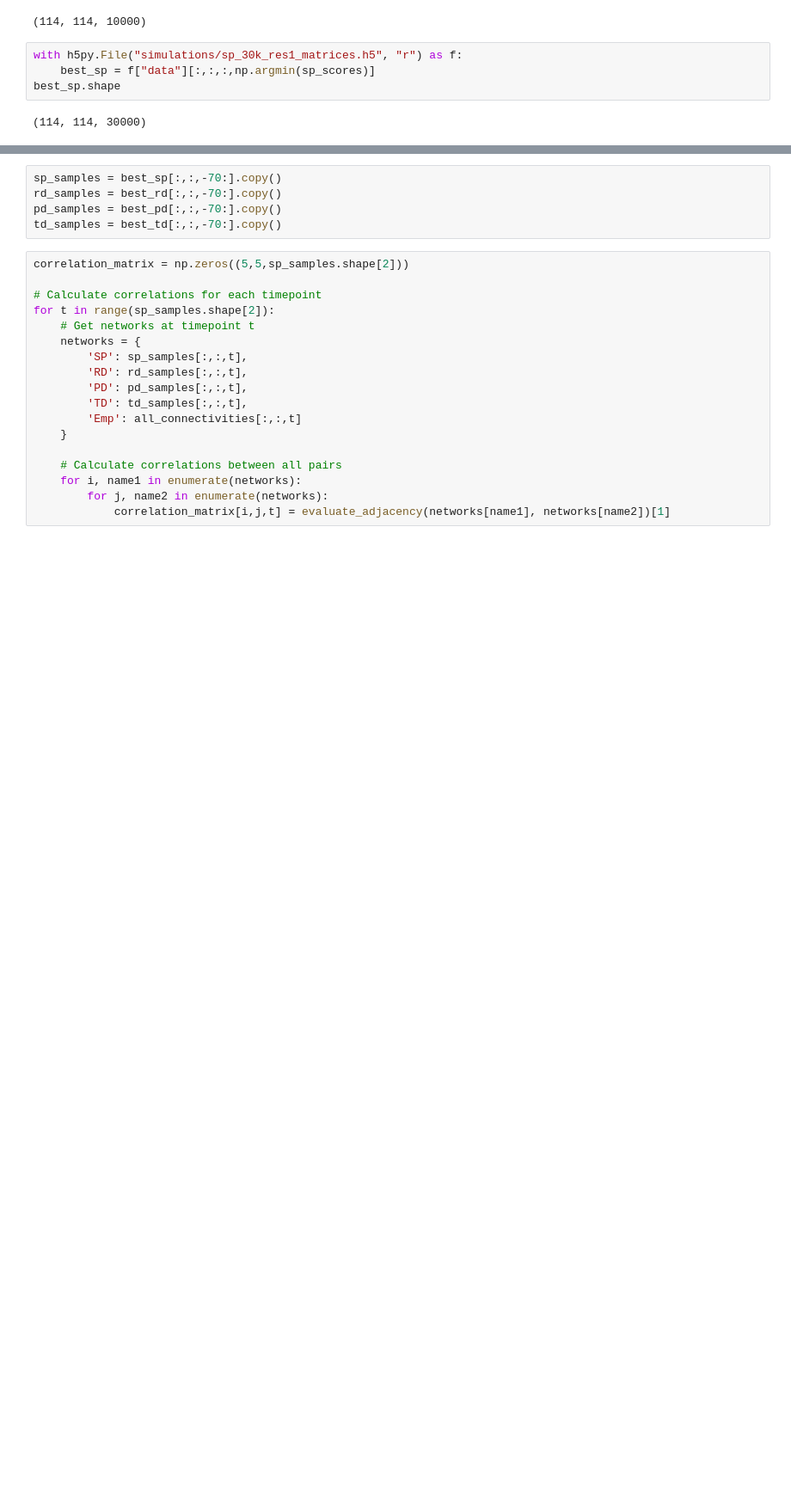
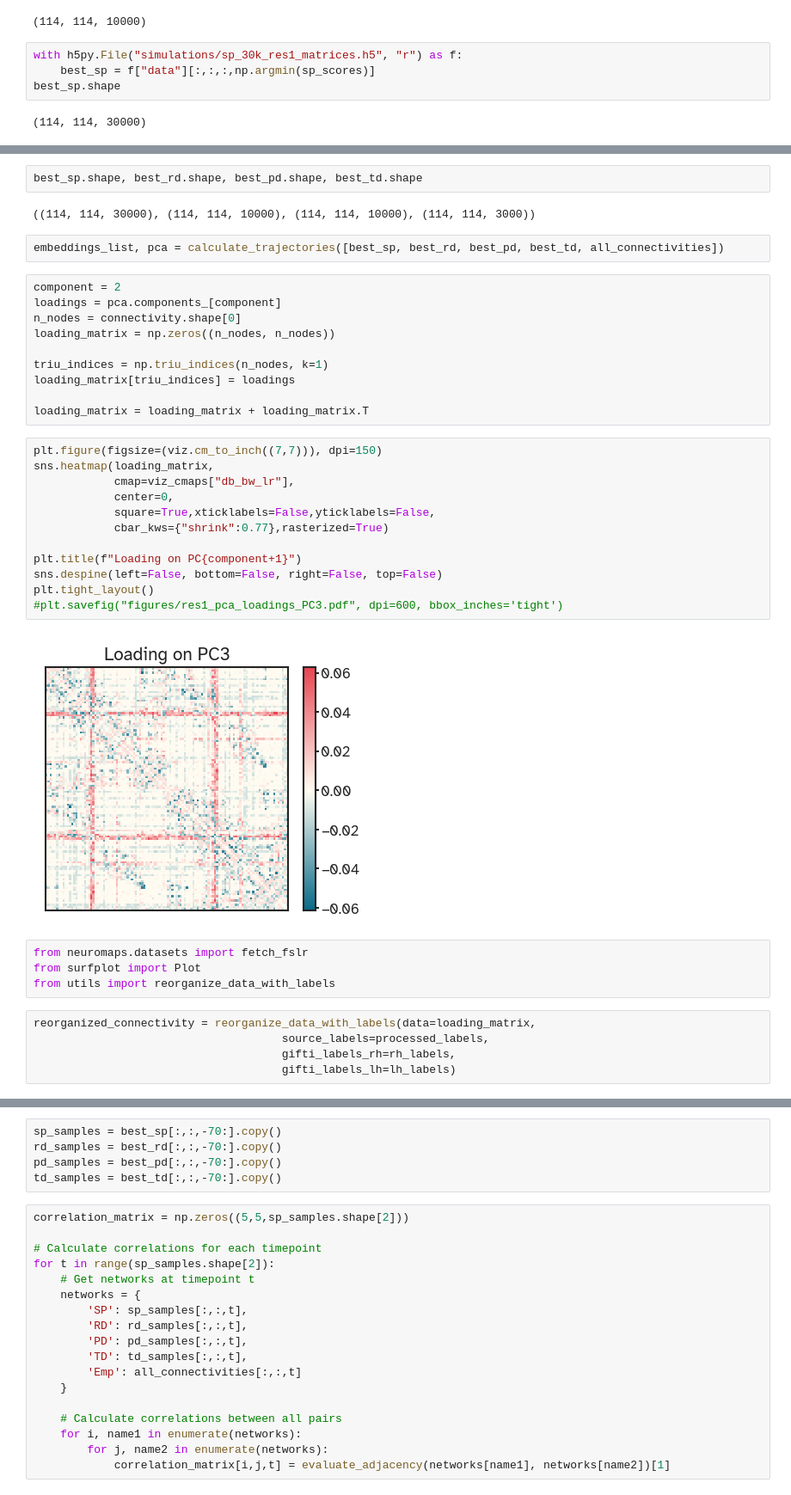
Before and after one commit to kuffmode/Optimal_networks, a Jupyter notebook: generative_analysis.ipynb, the cells around one changed output, grey strips where cells are left out. Shown at 86% size. Saved outputs shown, nothing was run; the diff lists cells and outputs as text; blank space fills up the shorter version.

```diff
--- a/generative_analysis.ipynb
+++ b/generative_analysis.ipynb
@@ -199 +226,40 @@ axes["D"].set_title("Empirical")
 [figure]
+# %%
+best_sp.shape, best_rd.shape, best_pd.shape, best_td.shape
+# %% [output]
+((114, 114, 30000), (114, 114, 10000), (114, 114, 10000), (114, 114, 3000))
+# %%
+embeddings_list, pca = calculate_trajectories([best_sp, best_rd, best_pd, best_td, all_connectivities])
+# %%
+component = 2
+loadings = pca.components_[component]
+n_nodes = connectivity.shape[0]
+loading_matrix = np.zeros((n_nodes, n_nodes))
+
+triu_indices = np.triu_indices(n_nodes, k=1)
+loading_matrix[triu_indices] = loadings
+
+loading_matrix = loading_matrix + loading_matrix.T
+# %%
+plt.figure(figsize=(viz.cm_to_inch((7,7))), dpi=150)
+sns.heatmap(loading_matrix,
+            cmap=viz_cmaps["db_bw_lr"],
+            center=0,
+            square=True,xticklabels=False,yticklabels=False,
+            cbar_kws={"shrink":0.77},rasterized=True)
+
+plt.title(f"Loading on PC{component+1}")
+sns.despine(left=False, bottom=False, right=False, top=False)
+plt.tight_layout()
+#plt.savefig("figures/res1_pca_loadings_PC3.pdf", dpi=600, bbox_inches='tight')
+# %% [output]
+[figure, added]
+# %%
+from neuromaps.datasets import fetch_fslr
+from surfplot import Plot
+from utils import reorganize_data_with_labels
+# %%
+reorganized_connectivity = reorganize_data_with_labels(data=loading_matrix,
+                                     source_labels=processed_labels,
+                                     gifti_labels_rh=rh_labels,
+                                     gifti_labels_lh=lh_labels)
```
Also changed, not shown: parts of 36 cells of this notebook, 27 other files.
